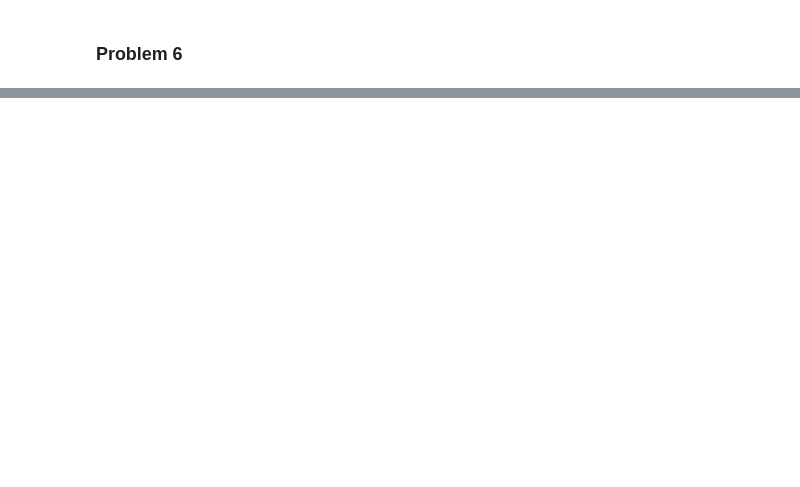
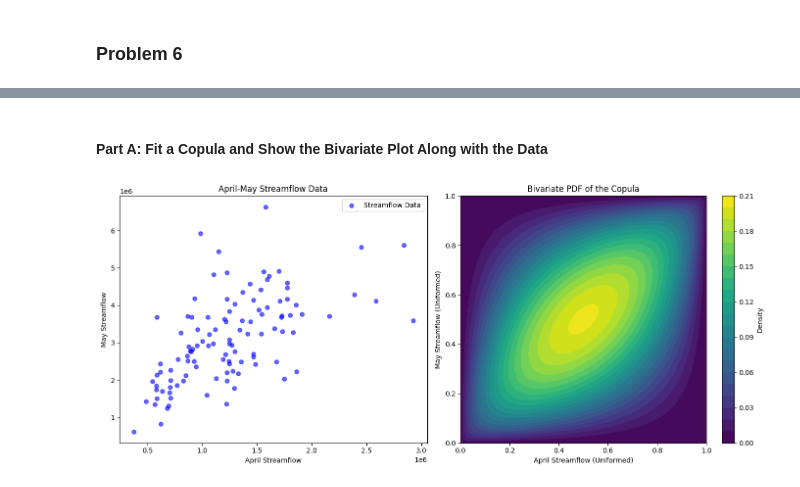
Before and after one commit to jtdocter27/Engineering-Probability---Statistics, a Jupyter notebook: R_project.ipynb, the cells around one changed output, grey strips where cells are left out. Cells and saved outputs as stored; diff of their text form; code cells hidden in the pictures; blank space fills up the shorter version.

```diff
--- a/R_project.ipynb
+++ b/R_project.ipynb
@@ -456,0 +462,4 @@ plt.legend()
+# %%
+apr_may_df =lee_ferry[['Apr', 'May']]
+apr_may = np.array(apr_may_df)
+apr_may
@@ -456,0 +484,30 @@ plt.legend()
+# %% [markdown]
+#### Part A: Fit a Copula and Show the Bivariate Plot Along with the Data
+# %%
+scaler = QuantileTransformer()
+transformed = scaler.fit_transform(apr_may)
+copula = GaussianMultivariate()
+copula.fit(transformed)
+# %%
+x_grid = np.linspace(0, 1, 100)
+y_grid = np.linspace(0, 1, 100)
+X, Y = np.meshgrid(x_grid, y_grid)
+grid_points = np.column_stack([X.ravel(), Y.ravel()])
+# %%
+pdf_values = copula.pdf(grid_points).reshape(X.shape)
+fig, axes = plt.subplots(1, 2, figsize=(14, 6))
+axes[0].scatter(apr_may_df['Apr'].values, apr_may_df['May'].values,  color='blue', alpha=0.6, label='Streamflow Data')
+axes[0].set_title("April-May Streamflow Data")
+axes[0].set_xlabel("April Streamflow")
+axes[0].set_ylabel("May Streamflow")
+axes[0].legend()
+
+cp = axes[1].contourf(X, Y, pdf_values, cmap='viridis', levels=20)
+axes[1].set_title("Bivariate PDF of the Copula")
+axes[1].set_xlabel("April Streamflow (Uniformed)")
+axes[1].set_ylabel("May Streamflow (Uniformed)")
+fig.colorbar(cp, ax=axes[1], label="Density")
+plt.tight_layout()
+plt.show()
+# %% [output]
+[figure, added]
```
Also changed, not shown: parts of 14 cells of this notebook.
